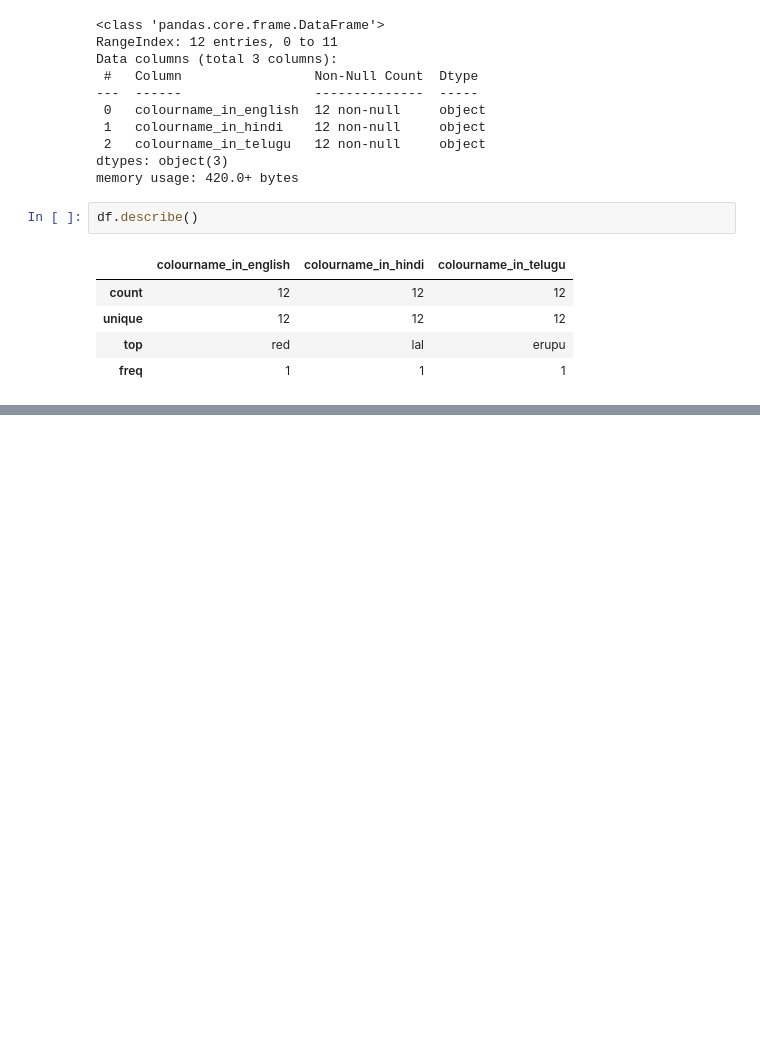
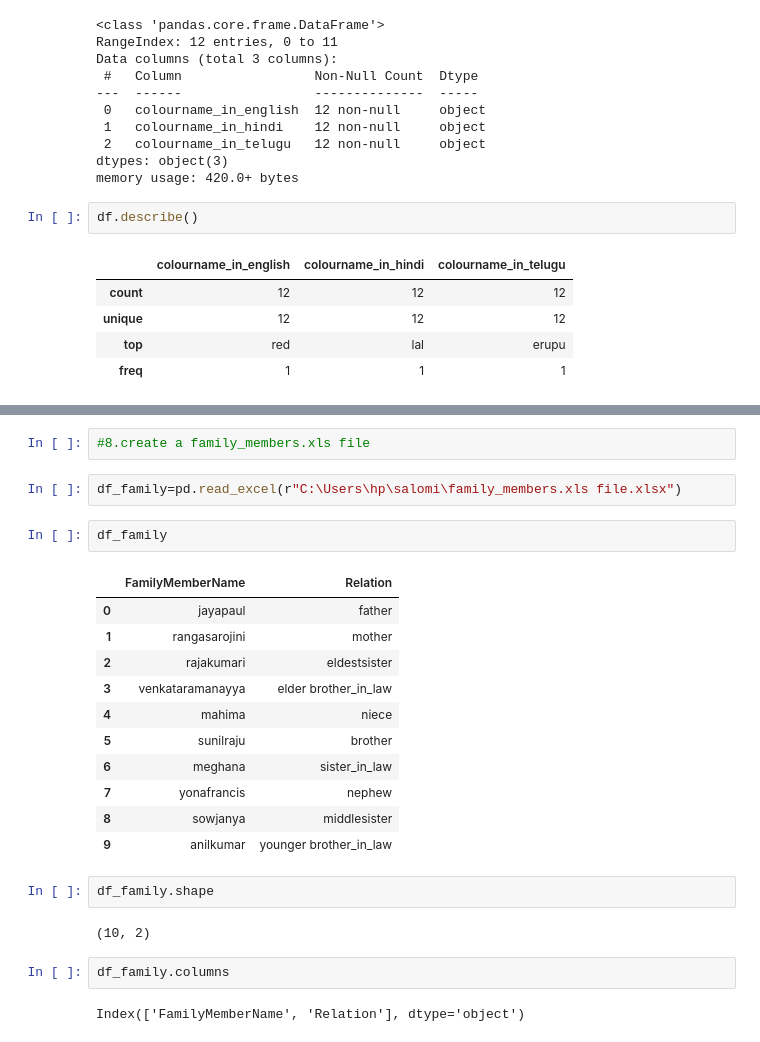
Before and after one commit to ParamatmaPulivarthi/salomi_all_assignments, a Jupyter notebook: class9_assignment_2026.ipynb, the cells around one changed output, grey strips where cells are left out. Drawn from its saved outputs; the diff is of its cells as text; blank space fills up the shorter version.

```diff
--- a/class9_assignment_2026.ipynb
+++ b/class9_assignment_2026.ipynb
@@ -289,0 +349,26 @@ df.describe()
+# %%
+#8.create a family_members.xls file
+# %%
+df_family=pd.read_excel(r"C:\Users\hp\salomi\family_members.xls file.xlsx")
+# %%
+df_family
+# %% [output]
+|  | FamilyMemberName | Relation |
+| 0 | jayapaul | father |
+| 1 | rangasarojini | mother |
+| 2 | rajakumari | eldestsister |
+| 3 | venkataramanayya | elder brother_in_law |
+| 4 | mahima | niece |
+| 5 | sunilraju | brother |
+| 6 | meghana | sister_in_law |
+| 7 | yonafrancis | nephew |
+| 8 | sowjanya | middlesister |
+| 9 | anilkumar | younger brother_in_law |
+# %%
+df_family.shape
+# %% [output]
+(10, 2)
+# %%
+df_family.columns
+# %% [output]
+Index(['FamilyMemberName', 'Relation'], dtype='object')
```
Also changed, not shown: parts of 40 cells of this notebook.
